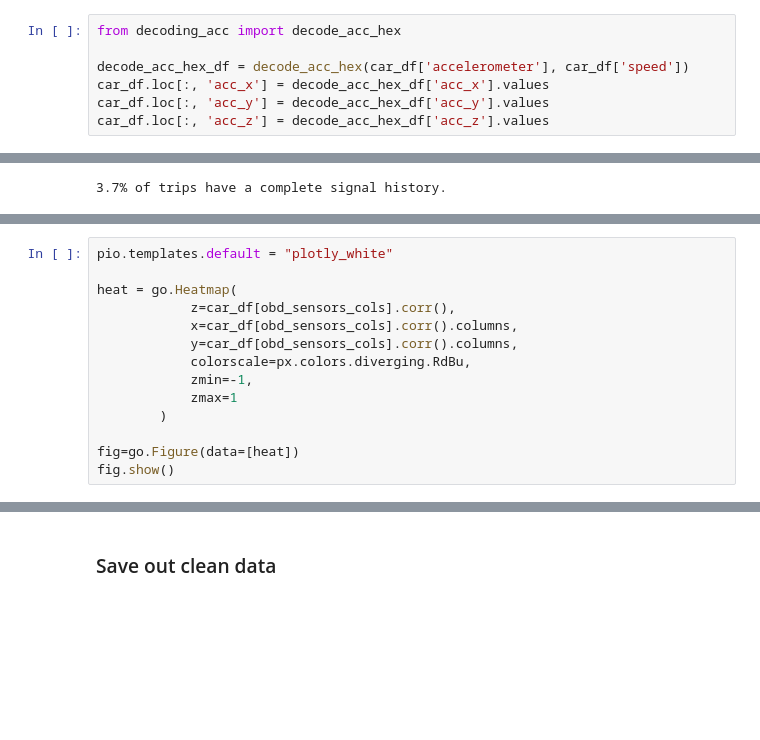
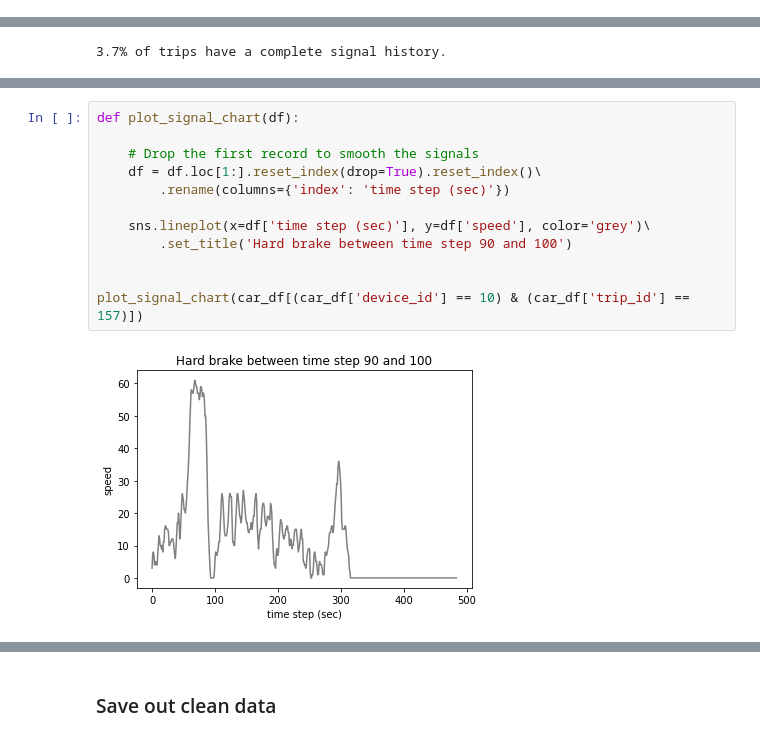
Before and after one commit to qirun-chen/getting-into-telematics, a Jupyter notebook: EDA.ipynb, the cells around one changed output, grey strips where cells are left out. Drawn from its saved outputs; the diff is of its cells as text; blank space fills up the shorter version.

Commit message:
add descriptions, hourly car usage radar chart, and hard brake visualization

```diff
--- a/EDA.ipynb
+++ b/EDA.ipynb
@@ -269,7 +289,0 @@ car_df.shape
-# %%
-from decoding_acc import decode_acc_hex
-
-decode_acc_hex_df = decode_acc_hex(car_df['accelerometer'], car_df['speed'])
-car_df.loc[:, 'acc_x'] = decode_acc_hex_df['acc_x'].values
-car_df.loc[:, 'acc_y'] = decode_acc_hex_df['acc_y'].values
-car_df.loc[:, 'acc_z'] = decode_acc_hex_df['acc_z'].values
@@ -457,14 +320,0 @@ car_df[obd_sensors_cols].corr().style.applymap(style_high_correlation,
-# %%
-pio.templates.default = "plotly_white"
-
-heat = go.Heatmap(
-            z=car_df[obd_sensors_cols].corr(),
-            x=car_df[obd_sensors_cols].corr().columns,
-            y=car_df[obd_sensors_cols].corr().columns,
-            colorscale=px.colors.diverging.RdBu,
-            zmin=-1,
-            zmax=1
-        )
-
-fig=go.Figure(data=[heat])
-fig.show()
@@ -473,0 +440,14 @@ fig.show()
+# %%
+def plot_signal_chart(df):
+
+    # Drop the first record to smooth the signals
+    df = df.loc[1:].reset_index(drop=True).reset_index()\
+        .rename(columns={'index': 'time step (sec)'})
+
+    sns.lineplot(x=df['time step (sec)'], y=df['speed'], color='grey')\
+        .set_title('Hard brake between time step 90 and 100')
+
+
+plot_signal_chart(car_df[(car_df['device_id'] == 10) & (car_df['trip_id'] == 157)])
+# %% [output]
+[figure, added]
```
Also changed, not shown: parts of 45 cells of this notebook.
